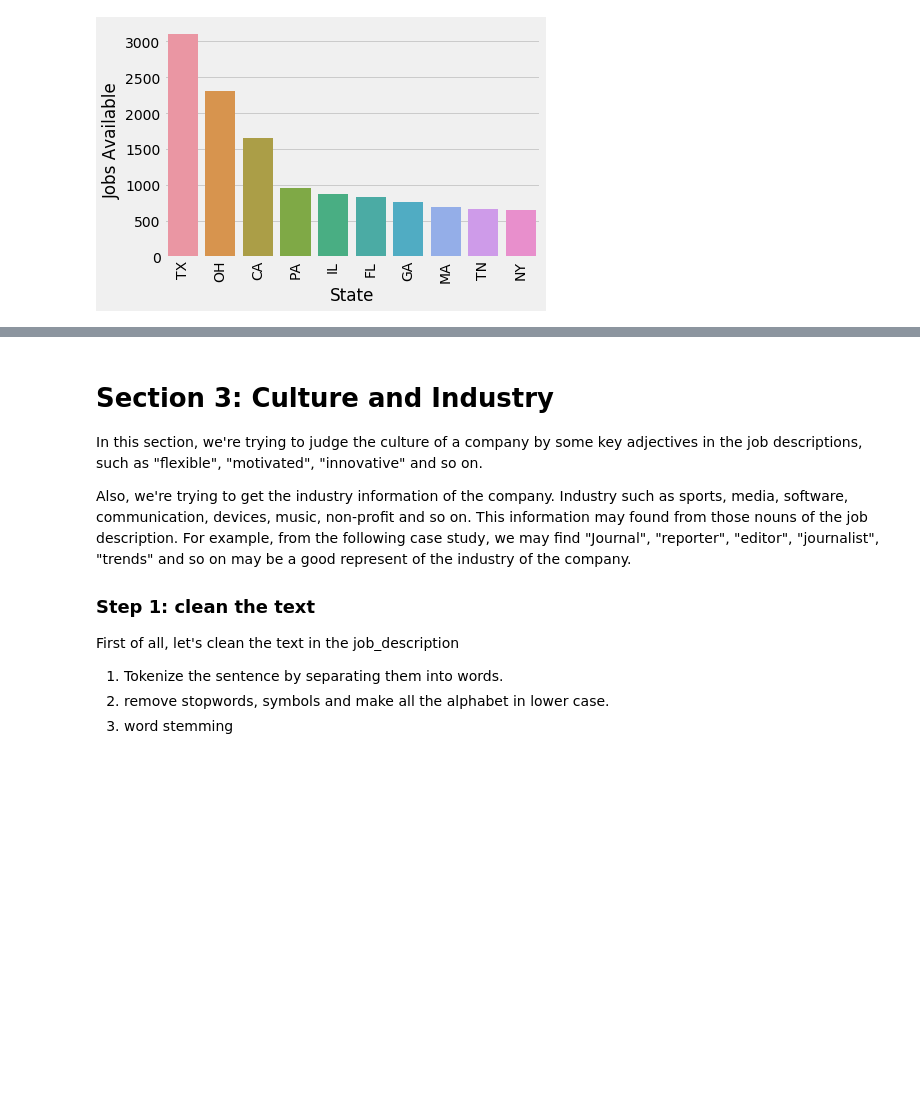
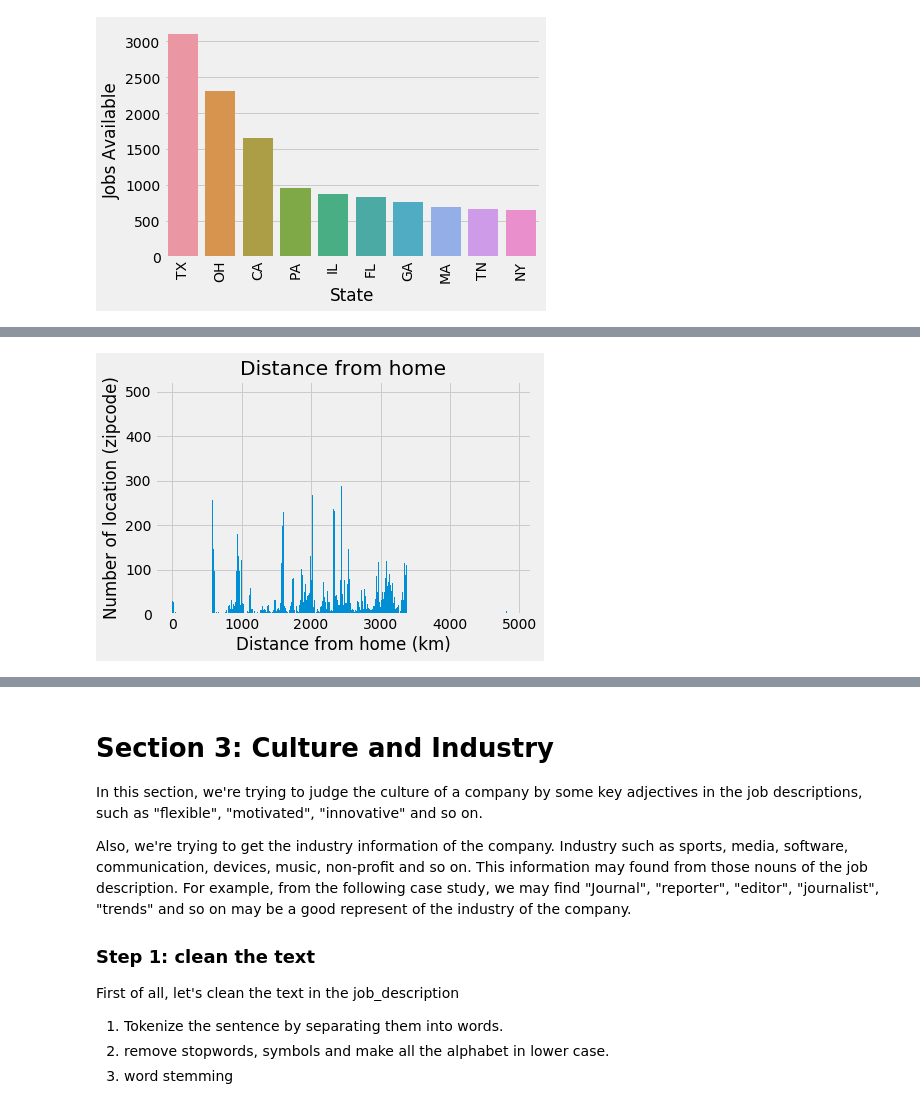
Before and after one commit to yaqiongz/JobMatcher, a Jupyter notebook: data_wrangling.ipynb, the cells around one changed output, grey strips where cells are left out. Saved outputs shown, nothing was run; the diff lists cells and outputs as text; code cells hidden in the pictures; blank space fills up the shorter version.

```diff
--- a/data_wrangling.ipynb
+++ b/data_wrangling.ipynb
@@ -256,0 +383,10 @@ df_2010['zip'] = df_2010.index
+# %%
+# Distribution of distance from home for the jobs in the dataset
+fig, ax = plt.subplots()
+
+plt.hist(df_location['distance_home'],500)
+ax.set(xlabel='Distance from home (km)', ylabel='Number of location (zipcode)',
+       title='Distance from home')
+plt.show()
+# %% [output]
+[figure, added]
```
Also changed, not shown: parts of 53 cells of this notebook.
